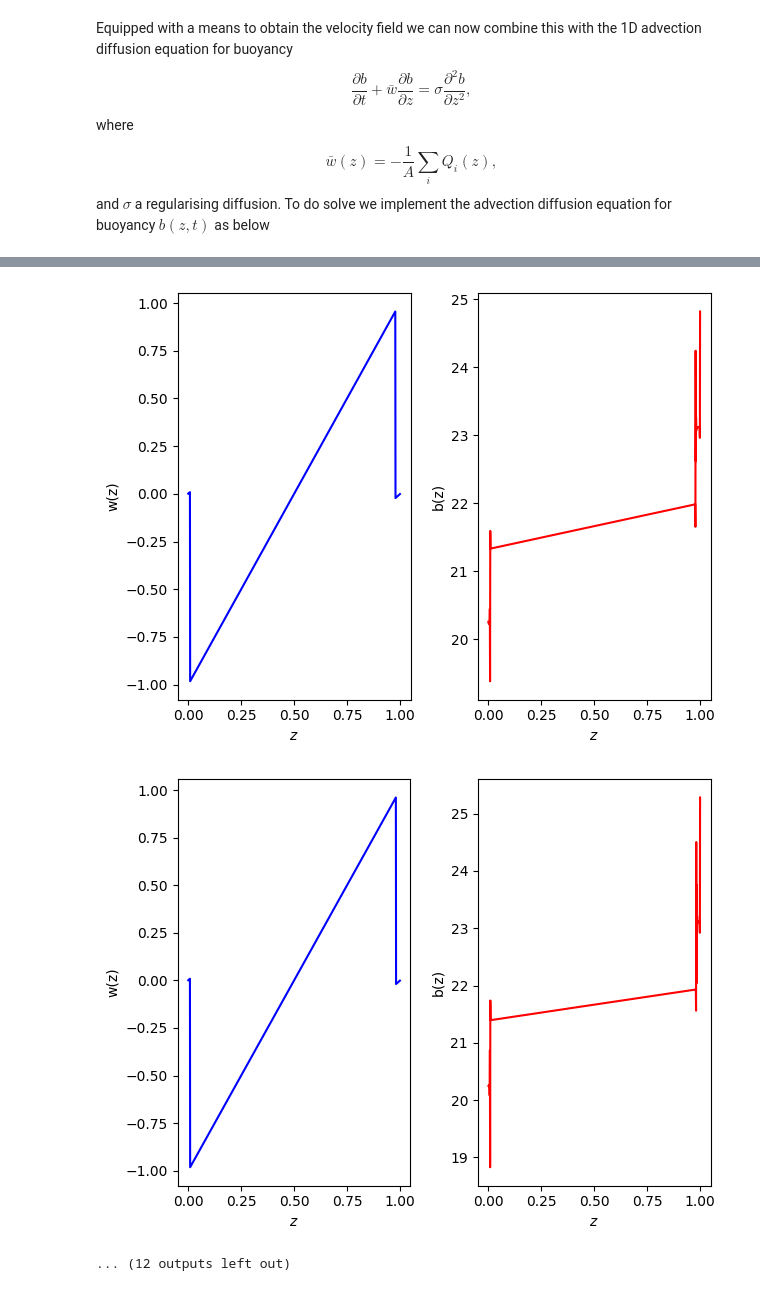
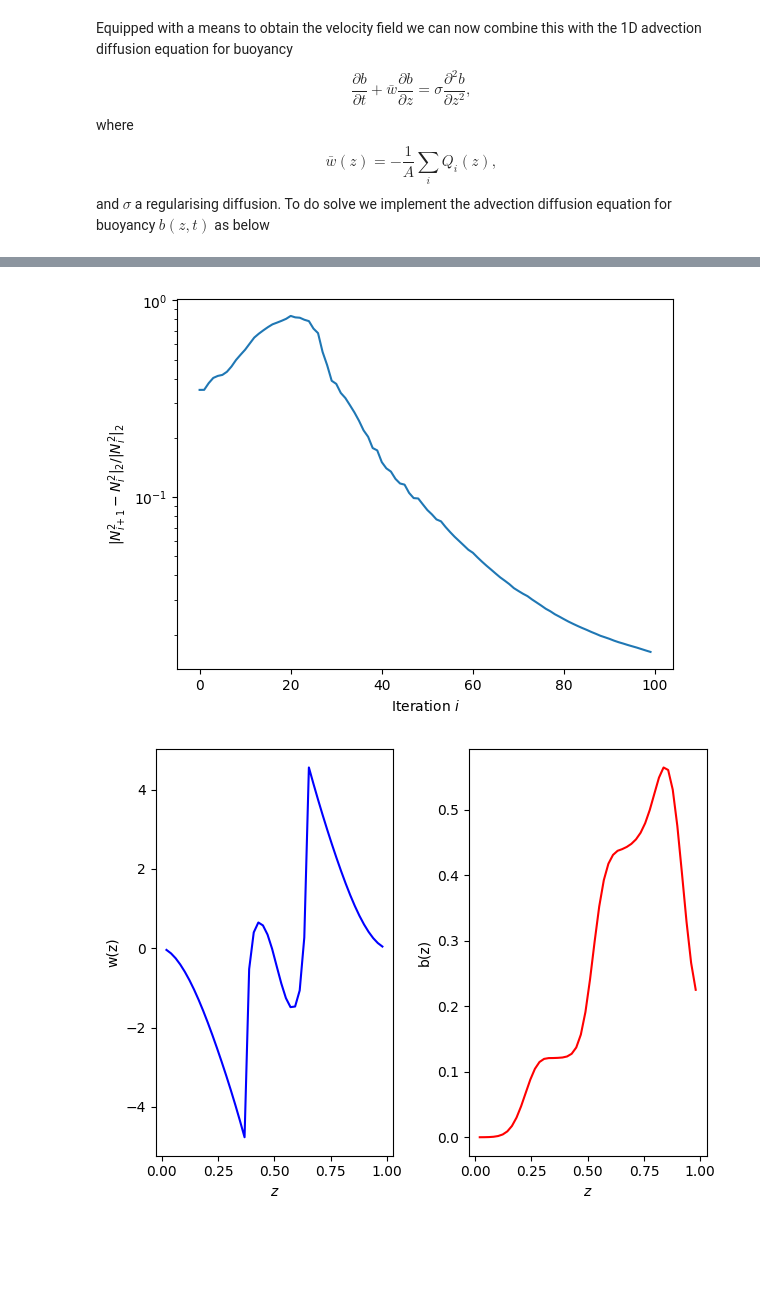
Before and after one commit to mannixp/D.strafity-mapping, a Jupyter notebook: Plume_Model.ipynb, the cells around one changed output, grey strips where cells are left out. Cells and saved outputs as stored; diff of their text form; code cells hidden in the pictures; blank space fills up the shorter version.

Commit message:
Fixed the diffusive solver

```diff
--- a/Plume_Model.ipynb
+++ b/Plume_Model.ipynb
@@ -8,7 +8,7 @@ import numpy as np
 import matplotlib.pyplot as plt
 
 epsilon = 1e-12
-Npts    = 10**3
+Npts    = 50
 
 z = np.linspace(0+epsilon,1-epsilon, Npts)
 
@@ -23,13 +23,13 @@ for i,z_i in enumerate(z):
 
       #L
       L[i,i  ] = -2
-      L[i,i+1] =  1 # 2 if db/dz = 0
+      L[i,i+1] =  2 # if db/dz = 0
     elif i == Npts-1:
       #D
       D[i,i-1] = -1
 
       # L
-      L[i,i-1] =  1 # 2 if db/dz = 0
+      L[i,i-1] =  2 # if db/dz = 0
       L[i,i  ] = -2
     else:
       # D
@@ -139,9 +139,9 @@ def Plot_F_and_Q(f,q,label_f='$F(z)$',label_q='$Q(z)$'):
 
 
 # Initial conditions
-Nsq    = 20*(z - z**2)
+Nsq    =1*(z/z)
 #Plumes = {'F1':0.3,'F2':0.7,'F3':-1.0}
-Plumes = {'F1':1.0,'F3':-1.0}
+Plumes = {'F1':.1,'F2':-.1}
 
 
 Q = 0*z
@@ -192,9 +192,8 @@ def step_buoyancy(w,b,σ=.1,dt=1e-03):
 
     if σ > 0:
 
-      A = (1/dt*I - .5*σ*L)
-      B = (1/dt*I + .5*σ*L) - w*D
-      return np.linalg.solve(A,B@b)
+      A = (I/dt - .5*σ*L)
+      return np.linalg.solve(A,(I/dt + .5*σ*L)@b - w*(D@b) )
 
     elif σ == 0:
 
@@ -203,41 +202,37 @@ def step_buoyancy(w,b,σ=.1,dt=1e-03):
       while  (c*dt)/dz > 1.:
         dt *=0.5
 
-      return b - dt*w*(D@b) + ((dt**2)/2.)*w*( (D@w)*(D@b) + w*(L@b) )
+      return b - dt*w*(D@b) #+ ((dt**2)/2.)*w*( (D@w)*(D@b) + w*(L@b) )
 # %%
 # Sources and IC
-b      = 20*( (z**2)/2 - (z**3)/3 + 1 )
+b      = 1*( (z**2)/2 - (z**3)/3 )
 Nsq    = D@b;
-#Plumes = {'F1':0.3,'F2':0.7,'F3':-1.0}
-Plumes = {'F1':1.0,'F3':-1.0}
+Plumes = {'F1':1.0,'F2':-1.0}
+Area   = 1.0
 
-import time
 
 Error = []
 timer = 0.
-for iter in range(2*(10**3)):
+for iter in range(100):
 
   # (1) solve plume equations
-  st = time.time()
   w = 0*z
   for F_key,F_value in Plumes.items():
-    w += Plume_Solve(F_value,Nsq)[1]
-  #w = gaussian_filter(w, sigma=10)
+    Q_i= Plume_Solve(F_value,Nsq)[1]
+    w -= Q_i/Area
 
-  if iter%100 ==0:
+  if iter%10 ==0:
     Plot_F_and_Q(w,b,label_f='w(z)',label_q='b(z)')
 
   # (2) step db/dt forward
-  b = step_buoyancy(w,b,σ=0,dt=1e-03)
+  b = step_buoyancy(w,b,σ=0.05,dt=1e-03)
 
   # (3) update N^2 & check converged
   Error.append(  np.linalg.norm(Nsq - D@b,2)/np.linalg.norm(Nsq,2) )
   Nsq   = D@b;
 
-  # (4) if not converged go back to (1)
-  timer += time.time() - st;
-
-print('Average time plumes =',timer/10**2)
+plt.ylabel(r'$|N^2_{i+1} - N^2_i|_2/|N^2_i|_2$')
+plt.xlabel(r'Iteration $i$')
 plt.semilogy(Error)
 plt.show()
 
@@ -258,3 +253,2 @@ Plot_F_and_Q(D@w,Nsq,label_f='dw(z)/dz',label_q='N^2(z)')
-[figure, old version]
+[figure, new version]
-[figure, old version]
+[figure, new version]
-... (12 outputs left out)
```
Also changed, not shown: parts of 3 cells of this notebook.
